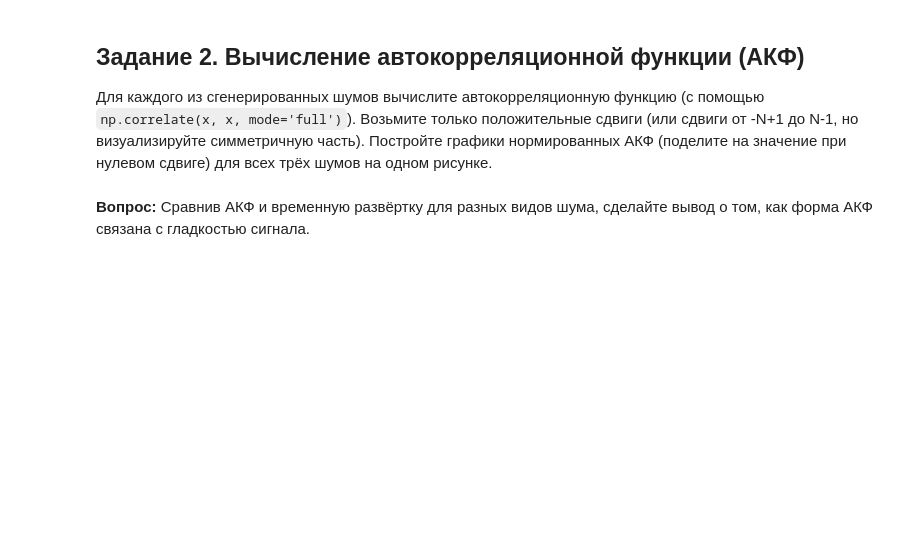
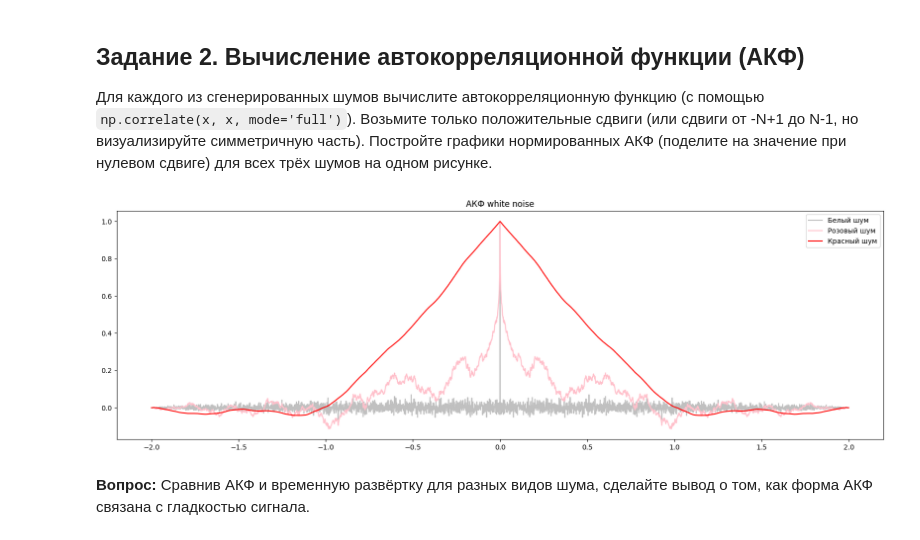
Before and after one commit to Korobokkk/YADRO-2026_dsp-seminars, a Jupyter notebook: kiselel_4_lab.ipynb, the cells around one changed output. Drawn from its saved outputs; the diff is of its cells as text; code cells hidden in the pictures; blank space fills up the shorter version.

```diff
--- a/kiselel_4_lab.ipynb
+++ b/kiselel_4_lab.ipynb
@@ -79,3 +77,47 @@ print(f'Красный шум: mean - {np.mean(red_noise)}, disp {np.var(red_noi
+# %%
+def corr_function(noise_signal):
+  cor = np.correlate(noise_signal, noise_signal, mode = 'full')
+  #print(len(cor))
+  cor = cor[len(noise_signal) - 1:]
+  cor /= cor[0]
+  #print(len(cor))
+  return cor
+
+white_res_cor = corr_function(white_noise)
+pink_res_cor = corr_function(pink_noise)
+red_res_cor = corr_function(red_noise)
+# print(white_res_cor)
+# print(pink_res_cor)
+# print(red_res_cor)
+
+def symmetric_f(res_cor):
+  return(np.concatenate([res_cor[:0:-1],  res_cor]))
+
+new_range = np.arange(-(len(t)- 1), len(t))
+res_range = new_range / fs
+plt.figure(figsize=(20,6))
+plt.title('АКФ white noise')
+plt.plot(res_range, symmetric_f(white_res_cor), 'silver', label = 'Белый шум')
+plt.plot(res_range, symmetric_f(pink_res_cor), color = 'pink', label = 'Розовый шум')
+plt.plot(res_range, symmetric_f(red_res_cor), color = 'red', label = 'Красный шум')
+#plt.ylim(np.min(white_res_cor), np.max(white_res_cor))
+plt.legend()
+plt.show()
+
+# plt.figure(figsize=(16,8))
+# plt.subplot(3, 1, 2)
+# plt.title('АКФ pink noise')
+# plt.plot(res_range, symmetric_f(pink_res_cor), color = 'pink', label = 'Розовый шум')
+# #plt.xlim(np.min(pink_res_cor), np.max(pink_res_cor))
+# plt.show()
+# plt.figure(figsize=(16,8))
+# plt.subplot(3, 1, 3)
+# plt.title('АКФ red noise')
+# plt.plot(res_range, symmetric_f(red_res_cor), color = 'red', label = 'Красный шум')
+# #plt.xlim(np.min(red_res_cor), np.max(red_res_cor))
+# plt.show()
+# %% [output]
+[figure, added]
 # %% [markdown]
 **Вопрос:** Сравнив АКФ и временную развёртку для разных видов шума, сделайте вывод о том, как форма АКФ связана с гладкостью сигнала.
 # %% [markdown]
```
Also changed, not shown: parts of 1 cell of this notebook.
